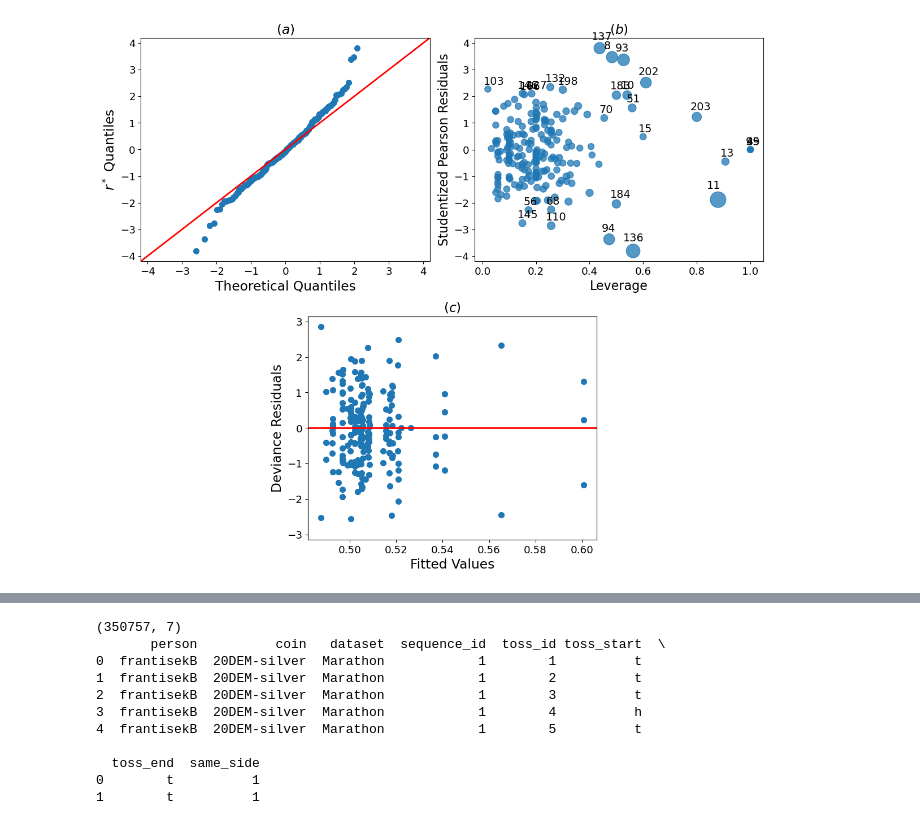
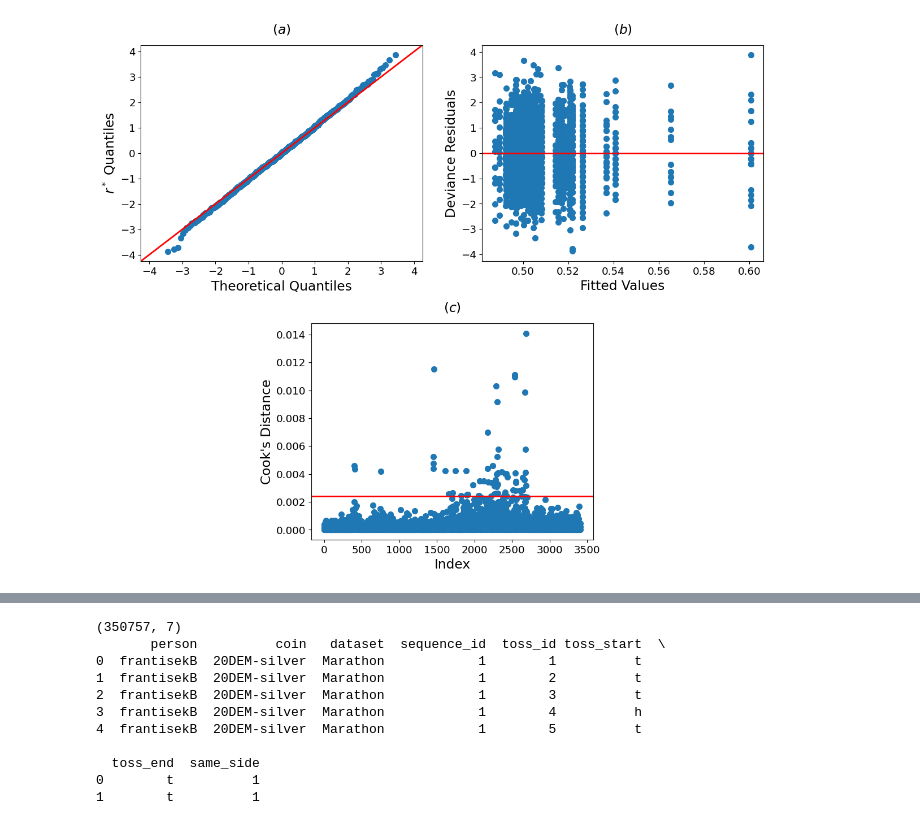
Before and after one commit to Tiddy-Fje/coin-data-regression, a Jupyter notebook: code/glm_analysis.ipynb, the cells around one changed output, grey strips where cells are left out. Cells and saved outputs as stored; diff of their text form; code cells hidden in the pictures.

```diff
--- a/code/glm_analysis.ipynb
+++ b/code/glm_analysis.ipynb
@@ -29,7 +28,8 @@ plt.rc('lines', markersize=7)
 #plt.rcParams.update({'title.font.size': 14})
 #plt.rcParams.update({'lines.linewidth': 2, 'lines.markersize': 10})
 # %%
-data = pd.read_csv('../data/data-agg.csv')
+#data = pd.read_csv('../data/data-agg.csv')
+data = pd.read_csv('../data/full-coin-data/coin data/analyses/df-time-agg.csv')
 
 data['N_throws'] = data['N_start_heads_up'] + data['N_start_tails_up']
 data['tails_tails'] = data['N_start_tails_up'] - data['tails_heads']
@@ -39,5 +39,5 @@ data['same_side'] = data['heads_heads'] + data['tails_tails']
 # drop ingeborgR
 data = data[data['person']!='ingeborgR'] # -> adds both a person and a coin (100 throws, can remove her)
 
-data['failures'] = data['N_throws'] - data['same_side']
+data['diff_side'] = data['N_throws'] - data['same_side']
 # %%
@@ -120,49 +158,100 @@ p-value : 0.00e+00
 # %%
 # can add plot of residuals vs fitted values/linear predictor or covariates
-# can also plot cook statitcs
+# do also as function of person and coin
+# Cook with davi threshold (8/(n-2p))
 
 def influence_analysis( results, ax ):
     influence_inst = results.get_influence()
     leverage = influence_inst.hat_matrix_diag
 
     resid_dev = results.resid_deviance / np.sqrt(1-leverage)
     resid_pea = results.resid_pearson / np.sqrt(1-leverage)
 
     influence = {}
     influence['dav_resid'] = resid_dev + np.log( resid_pea / resid_dev ) / resid_dev
     influence['stud_pea_resid'] = influence_inst.resid_studentized
     influence['leverage'] = leverage
     influence['cooks_d'] = influence_inst.cooks_distance
 
+    #sm.qqplot(influence['stud_pea_resid'], line ='45', ax=ax[0])
     sm.qqplot(influence['dav_resid'], line ='45', ax=ax[0])
-    #sm.qqplot(influence['stud_pea_resid'], line ='45', ax=ax[1])
     ax[0].set_ylabel('$r^*$ Quantiles')
-    ax[0].set_title('$(a)$')
-    influence_inst.plot_influence(size=20, ax=ax[1])
-    ax[1].set_title('$(b)$')
-    ax[1].set_ylabel('Studentized Pearson Residuals')
+    ax[0].set_title('$(a)$', pad=15)
 
-    return influence
+    #influence_inst.plot_influence(size=20, ax=ax[2])
+    #ax[2].set_title('$(c)$', pad=15)
+    #ax[2].set_ylabel('Studentized Pearson Residuals')
 
-fig = plt.figure(figsize=(12, 10))
+    fitted = results_person.fittedvalues
+    ax[1].scatter( fitted, resid_dev )
+    ax[1].axhline(0, color='red')
+    max_resid = max(np.abs(resid_dev))
+    ax[1].set_ylim(-1.1*max_resid, 1.1*max_resid)
+    ax[1].set_xlabel('Fitted Values')
+    ax[1].set_ylabel('Deviance Residuals')
+    ax[1].set_title('$(b)$', pad=15)
 
-gs = GridSpec(2, 4, figure=fig)
+    # plot cooks distance as function of index
+    threshold = 8 / (len(fitted) - 2*results_person.df_model)
+    ax[2].scatter( range(len(influence['cooks_d'][0])), influence['cooks_d'][0] )
+    ax[2].axhline(threshold, color='red')
+    ax[2].set_xlabel('Index')
+    ax[2].set_ylabel('Cook\'s Distance')
+    ax[2].set_title('$(c)$', pad=15)
+
+    return
+
+def residual_vs_covariate( results, data, ax ):
+    import seaborn as sb
+
+    influence_inst = results.get_influence()
+    leverage = influence_inst.hat_matrix_diag
+
+    resid_dev = results.resid_deviance / np.sqrt(1-leverage)
+    resid_pea = results.resid_pearson / np.sqrt(1-leverage)
+
+    influence = {}
+    influence['dav_resid'] = resid_dev + np.log( resid_pea / resid_dev ) / resid_dev
+    influence['stud_pea_resid'] = influence_inst.resid_studentized
+
+    influence['leverage'] = leverage
+    influence['cooks_d'] = influence_inst.cooks_distance
+
+    for i, (col,lab) in enumerate( zip( ['person', 'coin'], ['a','b'] ) ):
+        df_resid = pd.DataFrame({'dav_resid': influence['dav_resid'], col: data[col]})
+        grouped_resid = df_resid.groupby(col)
+
+        xticks = []
+        for name, group in grouped_resid:
+            sb.boxplot(x=group[col], y=group['dav_resid'], ax=ax[i])
+            #ax[k].scatter(group[col], group['dav_resid'])
+            xticks.append(name)
+
+        ax[i].set_xlabel('')
+        ax[i].set_ylabel('Deviance Residuals')
+        ax[i].set_title(f'$({lab})$', pad=15)
+        ax[i].set_xticks(xticks)
+        ax[i].set_xticklabels(xticks, rotation=90)
+
+    return
+
+
+
+fig = plt.figure(figsize=(12, 10), layout='tight')
+
+gs = GridSpec(2, 4, figure=fig, )
 ax1 = fig.add_subplot(gs[0,0:2])
 ax2 = fig.add_subplot(gs[0,2:])
 ax3 = fig.add_subplot(gs[1,1:-1])
 
-influence = influence_analysis( results_person, [ax1,ax2] )
+influence_analysis( results_person, [ax1,ax2,ax3] )
+plt.tight_layout()
+plt.savefig('../figures/GLM_diagnostics.png', dpi=300)
 
-fitted = results_person.fittedvalues
-residuals = results_person.resid_deviance
-ax3.scatter( fitted, residuals )
-ax3.axhline(0, color='red')
-max_resid = max(np.abs(residuals))
-ax3.set_ylim(-1.1*max_resid, 1.1*max_resid)
-ax3.set_xlabel('Fitted Values')
-ax3.set_ylabel('Deviance Residuals')
-ax3.set_title('$(c)$')
 
-plt.savefig('../figures/GLM_diagnostics.png', dpi=300)
+fig, ax = plt.subplots(2, 1, figsize=(12, 10))
+residual_vs_covariate( results_person, data, ax )
+plt.tight_layout()
+plt.savefig('../figures/dev_resid_vs_covariates.png', dpi=300)
 # %% [output]
-[figure, old version]
+[figure, new version]
```
Also changed, not shown: parts of 5 cells of this notebook, 7 other files.
